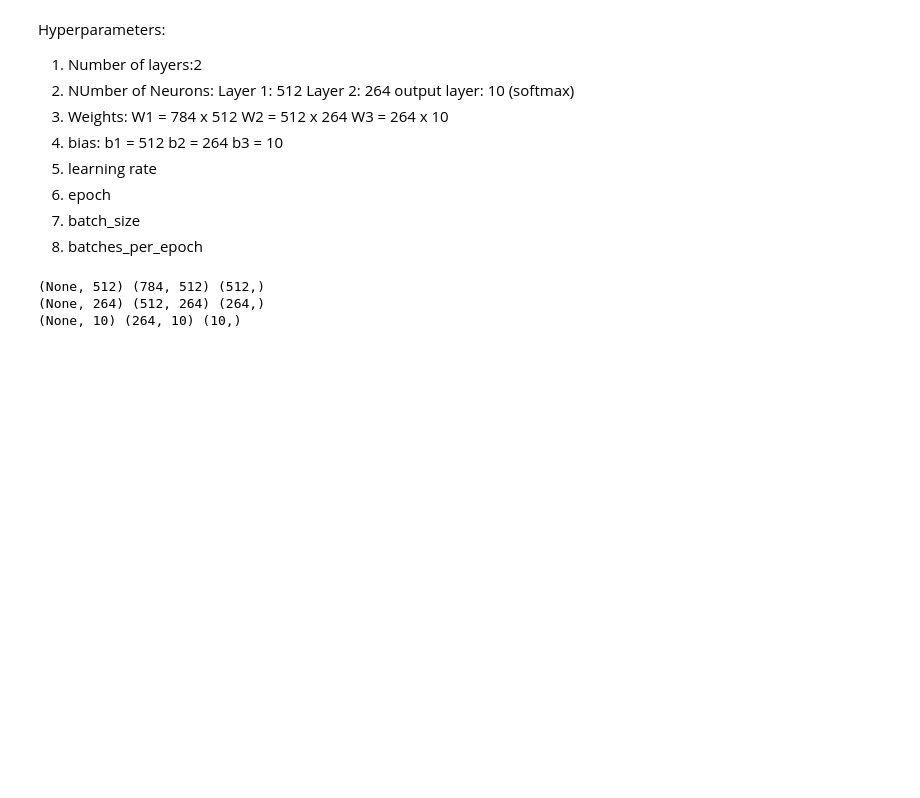
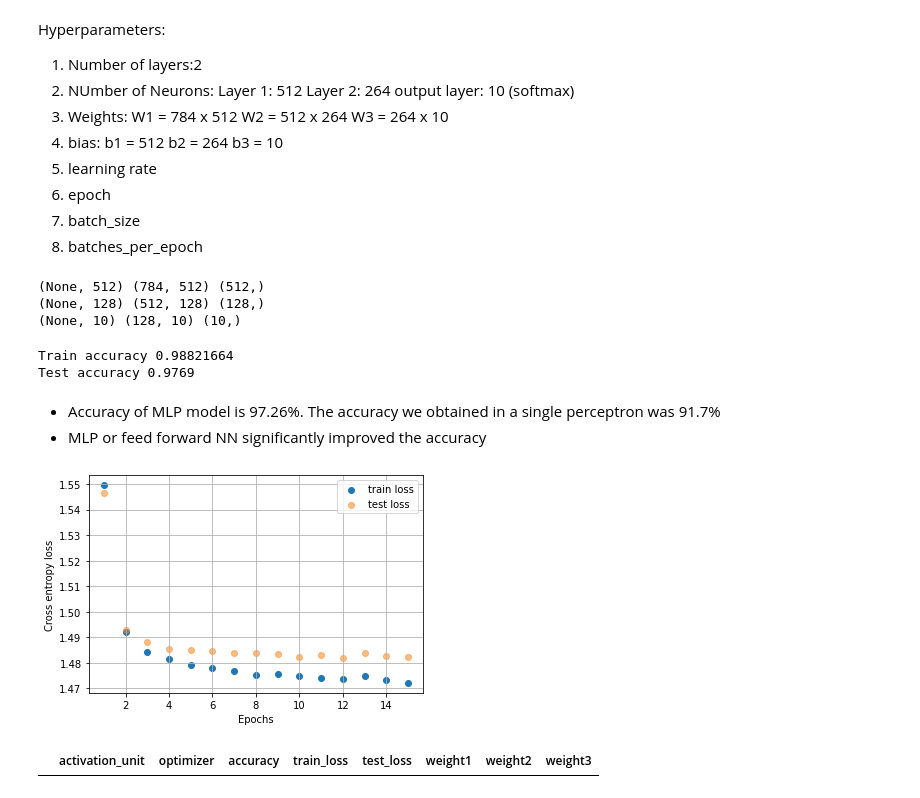
Before and after one commit to asubramaniyan/DNN-MNIST, a Jupyter notebook: Multi_Layered_Perceptron.ipynb, the cells around one changed output. Cells and saved outputs as stored; diff of their text form; code cells hidden in the pictures; blank space fills up the shorter version.

```diff
--- a/Multi_Layered_Perceptron.ipynb
+++ b/Multi_Layered_Perceptron.ipynb
@@ -109,7 +123,7 @@ learning_rate = 0.05
 x = tf.compat.v1.placeholder(tf.float32, [None, 784])
 y = tf.compat.v1.placeholder(tf.float32, [None, 10])
 # %%
-### Multilayer perceptron: building the neural network architecture
+### Multilayer perceptron with sigmoid activation units: building the neural network architecture
 
 def mlp(inpt, w1, w2, w3, b1, b2, b3):
     '''Returns the multi layered perceptron output from input and initalized weights and biases'''
@@ -123,7 +137,7 @@ def mlp(inpt, w1, w2, w3, b1, b2, b3):
     print(layer_2.get_shape(), w2.get_shape(), b2.get_shape())
 
     ## Layer 3: 264 x 10
-    layer_3 = tf.nn.sigmoid(tf.add(tf.matmul(layer_2,w3),b3))
+    layer_3 = tf.nn.softmax(tf.add(tf.matmul(layer_2,w3),b3))
     print(layer_3.get_shape(), w3.get_shape(), b3.get_shape())
 
     return layer_3
@@ -132,14 +146,15 @@ def mlp(inpt, w1, w2, w3, b1, b2, b3):
 yhat = mlp(x, weight1, weight2, weight3, bias1,bias2, bias3)
 
 # Loss function
-cost = tf.reduce_mean(-tf.reduce_sum(y*tf.math.log(yhat), axis =1))
+#cost = tf.reduce_mean(-tf.reduce_sum(y*tf.math.log(yhat), axis =1))
+cost = tf.reduce_mean(tf.nn.softmax_cross_entropy_with_logits(logits = yhat, labels = y))
 # %% [output]
 (None, 512) (784, 512) (512,)
-(None, 264) (512, 264) (264,)
-(None, 10) (264, 10) (10,)
+(None, 128) (512, 128) (128,)
+(None, 10) (128, 10) (10,)
 # %%
 # Optimizer 1: Gradient Descent
-optimizer = tf.compat.v1.train.GradientDescentOptimizer(learning_rate).minimize(cost)
+optimizer_gd = tf.compat.v1.train.GradientDescentOptimizer(learning_rate).minimize(cost)
 # Optimizer 2: Adam
 
 adam_optimizer = tf.compat.v1.train.AdamOptimizer(learning_rate = learning_rate).minimize(cost)
@@ -145,0 +208,25 @@ adam_optimizer = tf.compat.v1.train.AdamOptimizer(learning_rate = learning_rate)
+# %%
+## Visual evaluation of predicted numbers from images
+res = tf_session(adam_optimizer)
+# %% [output]
+Train accuracy 0.98821664
+Test accuracy 0.9769
+# %% [markdown]
+- Accuracy of MLP model is 97.26%. The accuracy we obtained in a single perceptron was 91.7%
+- MLP or feed forward NN significantly improved the accuracy
+# %%
+## plotting cross entropy loss as a function of epoch
+plt.scatter(range(1, epoch+1), res[0], label = "train loss")
+plt.scatter(range(1, epoch+1), res[1], label = "test loss", alpha =0.5)
+plt.legend()
+plt.grid()
+plt.ylabel("Cross entropy loss")
+_ = plt.xlabel("Epochs")
+# %% [output]
+[figure, added]
+# %%
+results = pd.DataFrame(columns = ['activation_unit', 'optimizer', 'accuracy', 'train_loss', 'test_loss',
+                               'weight1', 'weight2', 'weight3'])
+results
+# %% [output]
+|  | activation_unit | optimizer | accuracy | train_loss | test_loss | weight1 | weight2 | weight3 |
```
Also changed, not shown: parts of 42 cells of this notebook.
